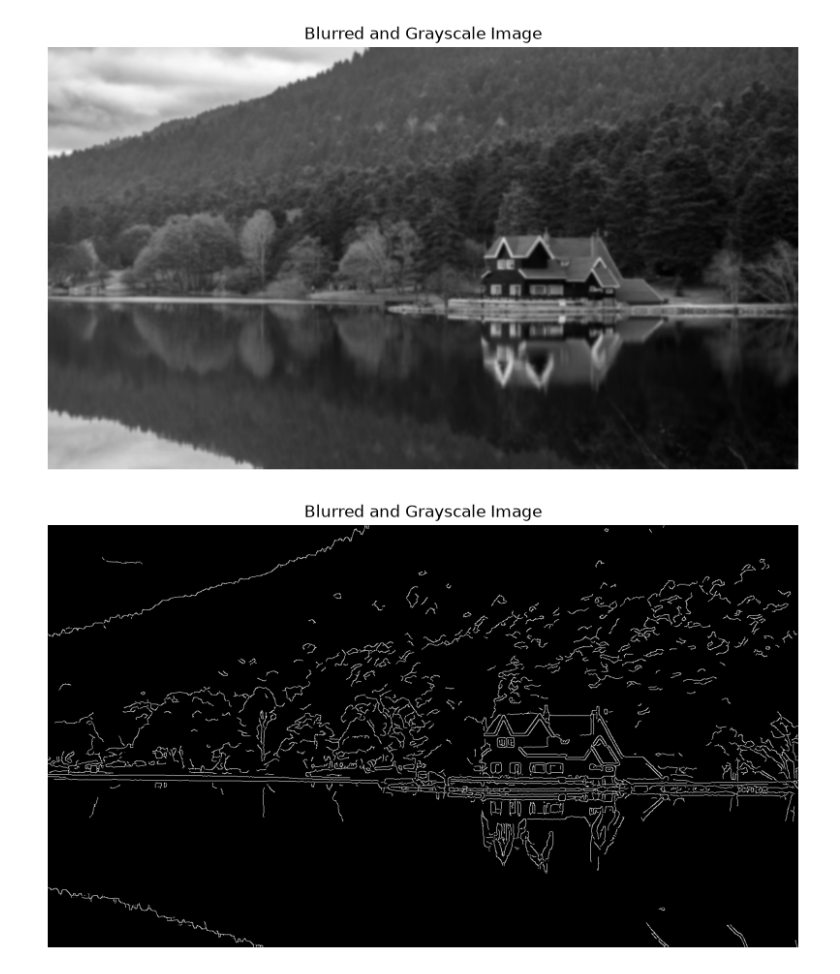
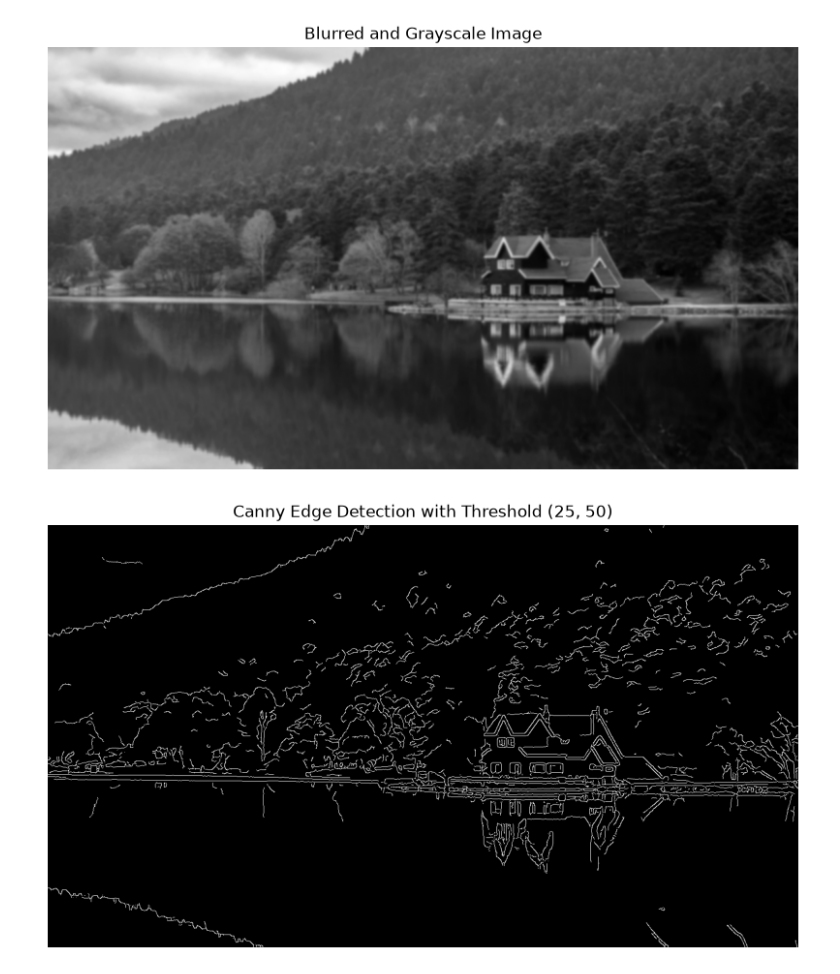
Before and after one commit to ealabas/cs523-hw1, a Jupyter notebook: Problem1.ipynb, the cells around one changed output. Cells and saved outputs as stored; diff of their text form; code cells hidden in the pictures.

```diff
--- a/Problem1.ipynb
+++ b/Problem1.ipynb
@@ -45,13 +45,13 @@ plt.show()
 # %% [output]
 [figure]
 # %%
-# low and high threshold values
+# low and high threshold values.
 edges = cv2.Canny(blurred_image, 25, 50)
 
 plt.figure(figsize=(10,6))
 plt.imshow(edges, cmap="gray")
-plt.title("Blurred and Grayscale Image")
+plt.title("Canny Edge Detection with Threshold (25, 50)")
 plt.axis("off")
 plt.show()
 # %% [output]
-[figure, old version]
+[figure, new version]
```
Also changed, not shown: parts of 3 cells of this notebook.
